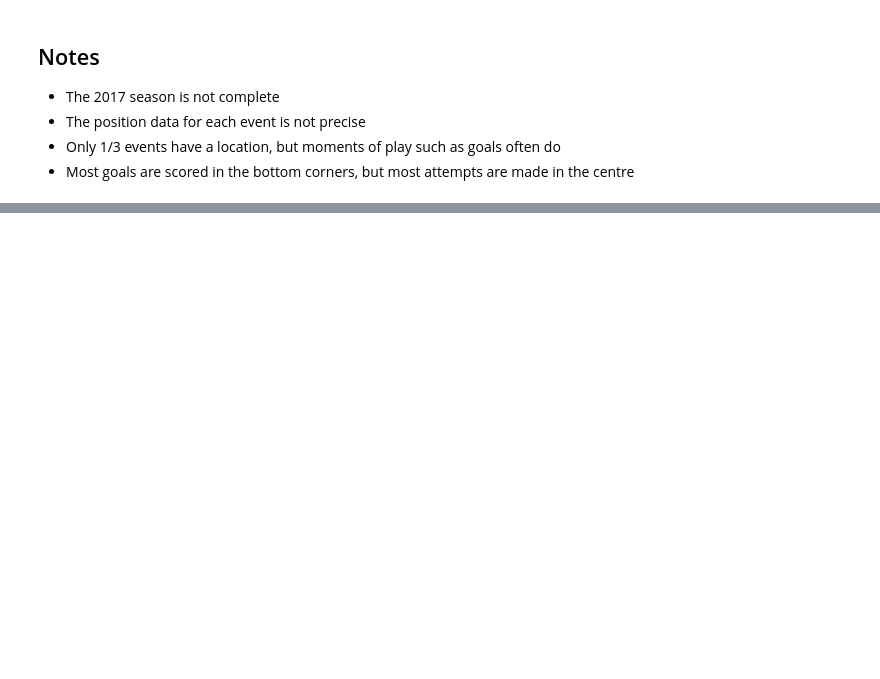
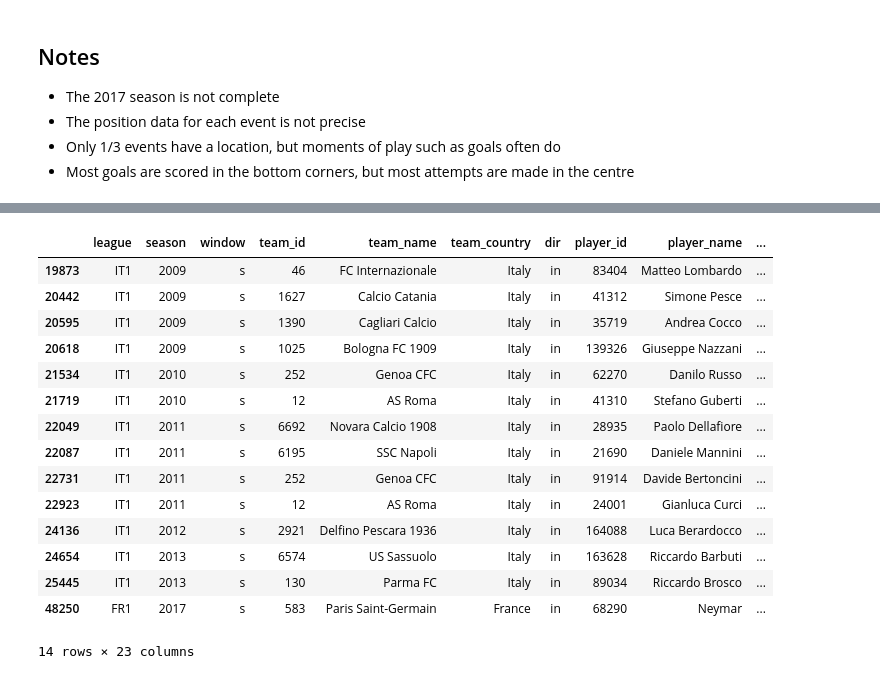
Before and after one commit to com-480-data-visualization/Nordic-Nerds, a Jupyter notebook: data_exploration.ipynb, the cells around one changed output, grey strips where cells are left out. Cells and saved outputs as stored; diff of their text form; code cells hidden in the pictures; blank space fills up the shorter version.

```diff
--- a/data_exploration.ipynb
+++ b/data_exploration.ipynb
@@ -127,0 +143,19 @@ goal_rates
+# %%
+transfers_in_df[(transfers_in_df['transfer_fee_amnt'] > 220000000)]
+# %% [output]
+|  | league | season | window | team_id | team_name | team_country | dir | player_id | player_name | ... |
+| 19873 | IT1 | 2009 | s | 46 | FC Internazionale | Italy | in | 83404 | Matteo Lombardo | ... |
+| 20442 | IT1 | 2009 | s | 1627 | Calcio Catania | Italy | in | 41312 | Simone Pesce | ... |
+| 20595 | IT1 | 2009 | s | 1390 | Cagliari Calcio | Italy | in | 35719 | Andrea Cocco | ... |
+| 20618 | IT1 | 2009 | s | 1025 | Bologna FC 1909 | Italy | in | 139326 | Giuseppe Nazzani | ... |
+| 21534 | IT1 | 2010 | s | 252 | Genoa CFC | Italy | in | 62270 | Danilo Russo | ... |
+| 21719 | IT1 | 2010 | s | 12 | AS Roma | Italy | in | 41310 | Stefano Guberti | ... |
+| 22049 | IT1 | 2011 | s | 6692 | Novara Calcio 1908 | Italy | in | 28935 | Paolo Dellafiore | ... |
+| 22087 | IT1 | 2011 | s | 6195 | SSC Napoli | Italy | in | 21690 | Daniele Mannini | ... |
+| 22731 | IT1 | 2011 | s | 252 | Genoa CFC | Italy | in | 91914 | Davide Bertoncini | ... |
+| 22923 | IT1 | 2011 | s | 12 | AS Roma | Italy | in | 24001 | Gianluca Curci | ... |
+| 24136 | IT1 | 2012 | s | 2921 | Delfino Pescara 1936 | Italy | in | 164088 | Luca Berardocco | ... |
+| 24654 | IT1 | 2013 | s | 6574 | US Sassuolo | Italy | in | 163628 | Riccardo Barbuti | ... |
+| 25445 | IT1 | 2013 | s | 130 | Parma FC | Italy | in | 89034 | Riccardo Brosco | ... |
+| 48250 | FR1 | 2017 | s | 583 | Paris Saint-Germain | France | in | 68290 | Neymar | ... |
+14 rows × 23 columns
```
Also changed, not shown: parts of 18 cells of this notebook.
